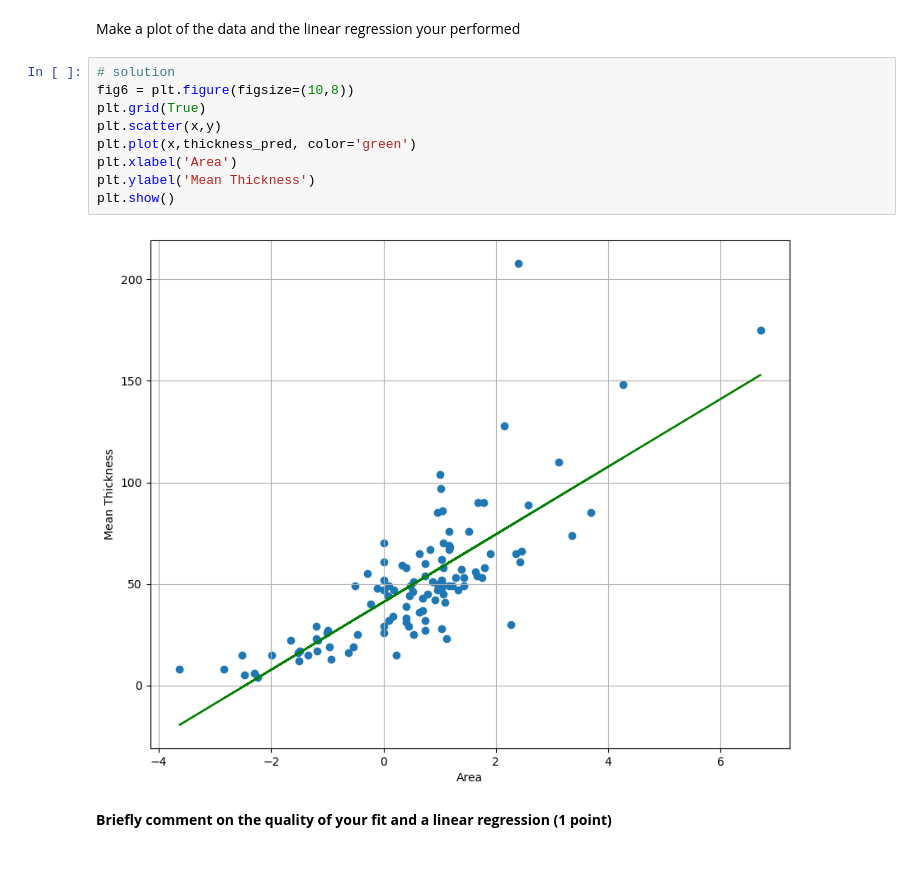
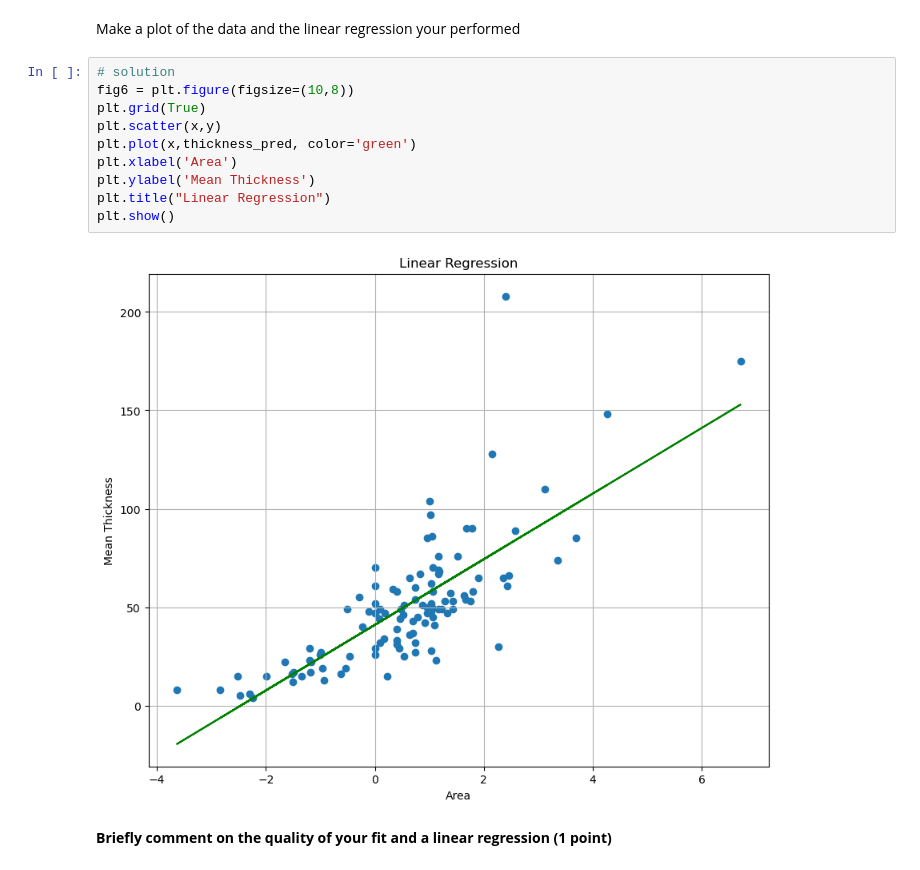
Before and after one commit to UW-ESS-DS/MLGeo2022_wangzy19, a Jupyter notebook: HW3/homework_3.ipynb, the cells around one changed output. Cells and saved outputs as stored; diff of their text form.

```diff
--- a/HW3/homework_3.ipynb
+++ b/HW3/homework_3.ipynb
@@ -285,14 +288,15 @@ Make a plot of the data and the linear regression your performed
 # %%
 # solution
 fig6 = plt.figure(figsize=(10,8))
 plt.grid(True)
 plt.scatter(x,y)
 plt.plot(x,thickness_pred, color='green')
 plt.xlabel('Area')
 plt.ylabel('Mean Thickness')
+plt.title("Linear Regression")
 plt.show()
 # %% [output]
-[figure, old version]
+[figure, new version]
 # %% [markdown]
 **Briefly comment on the quality of your fit and a linear regression (1 point)**
 # %% [markdown]
```
Also changed, not shown: parts of 6 cells of this notebook, 1 other file.
